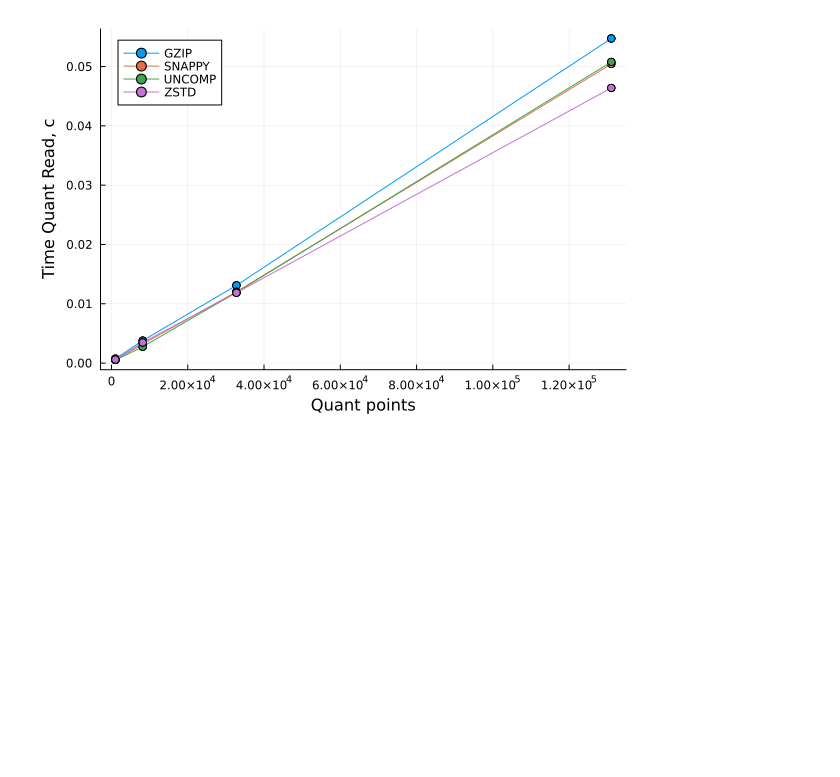
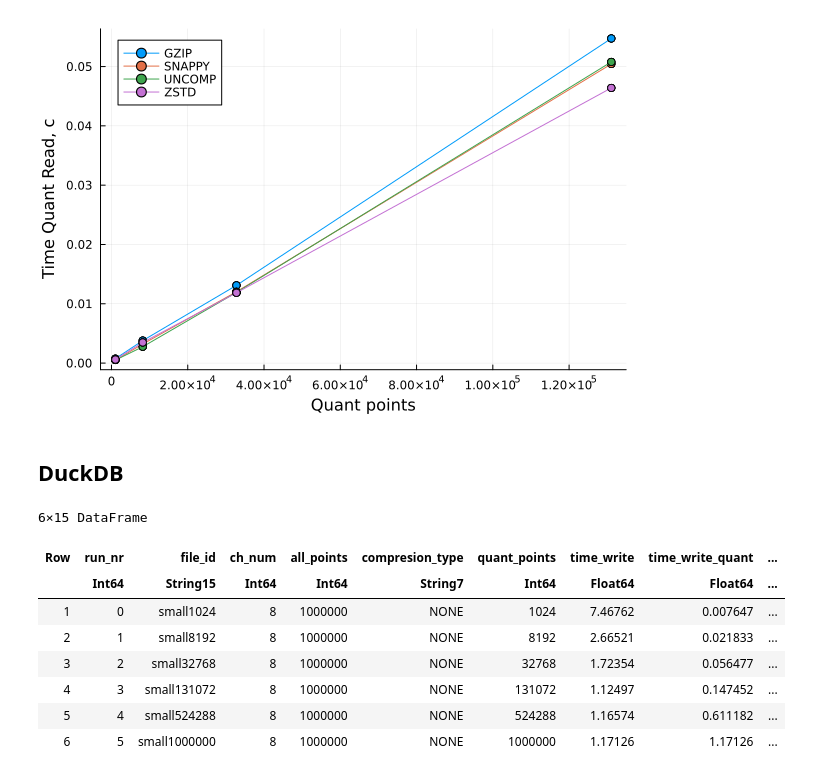
Before and after one commit to a-mikhaylov/file-formats-cpp, a Jupyter notebook: scripts/SavePlots.ipynb, the cells around one changed output. Drawn from its saved outputs; the diff is of its cells as text; code cells hidden in the pictures; blank space fills up the shorter version.

```diff
--- a/scripts/SavePlots.ipynb
+++ b/scripts/SavePlots.ipynb
@@ -100,3 +81,19 @@ df_shuffle = CSV.File(Shuffle) |> DataFrame
 # savefig("Plots/Big_TimeQuantRead(QuantPoints).png")
 # %% [output]
 [figure]
+# %% [markdown]
+## DuckDB
+# %%
+File   = "../Logs/LogDuckDB5.csv"
+
+df   = CSV.File(File) |> DataFrame
+# %% [output]
+6×15 DataFrame
+| Row | run_nr | file_id | ch_num | all_points | compresion_type | quant_points | time_write | time_write_quant | ... |
+|  | Int64 | String15 | Int64 | Int64 | String7 | Int64 | Float64 | Float64 | ... |
+| 1 | 0 | small1024 | 8 | 1000000 | NONE | 1024 | 7.46762 | 0.007647 | ... |
+| 2 | 1 | small8192 | 8 | 1000000 | NONE | 8192 | 2.66521 | 0.021833 | ... |
+| 3 | 2 | small32768 | 8 | 1000000 | NONE | 32768 | 1.72354 | 0.056477 | ... |
+| 4 | 3 | small131072 | 8 | 1000000 | NONE | 131072 | 1.12497 | 0.147452 | ... |
+| 5 | 4 | small524288 | 8 | 1000000 | NONE | 524288 | 1.16574 | 0.611182 | ... |
+| 6 | 5 | small1000000 | 8 | 1000000 | NONE | 1000000 | 1.17126 | 1.17126 | ... |
```
Also changed, not shown: parts of 9 cells of this notebook, 17 other files.
